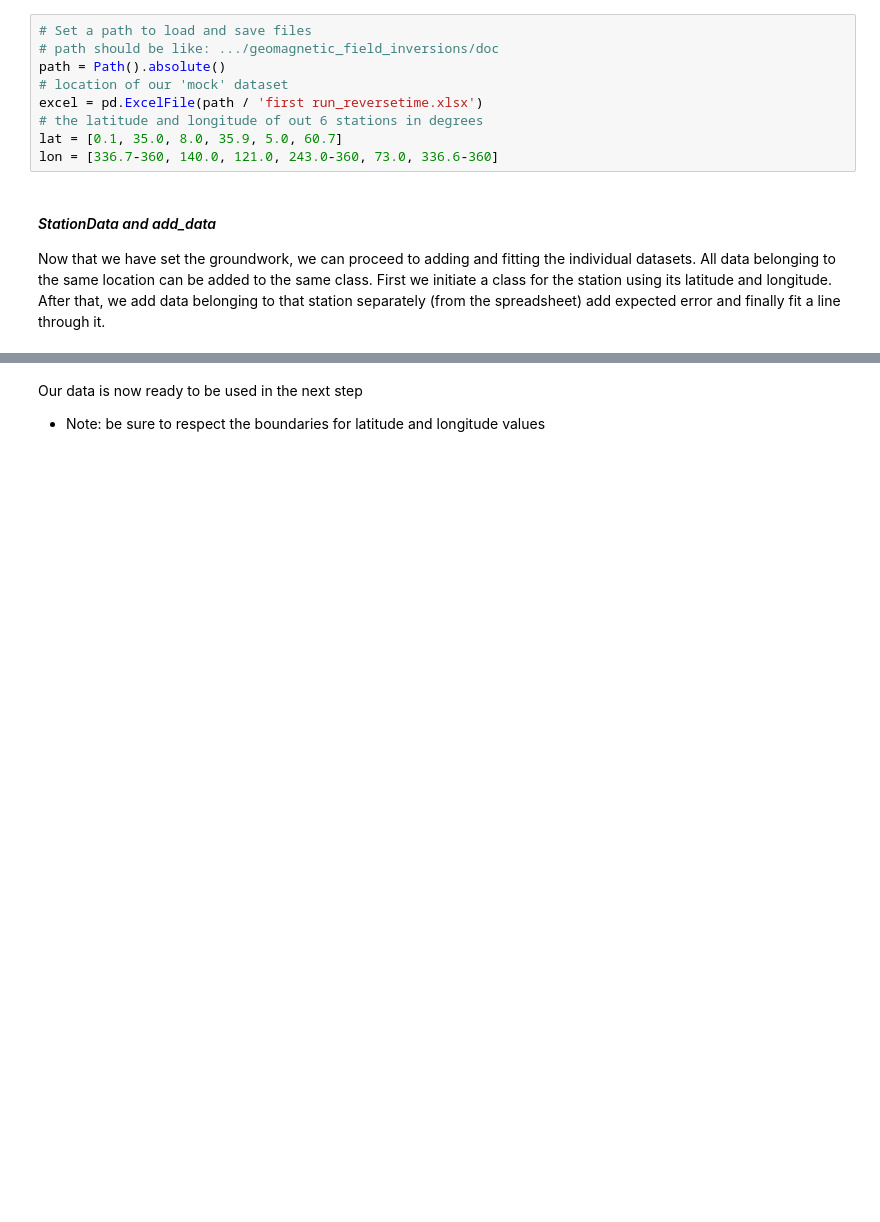
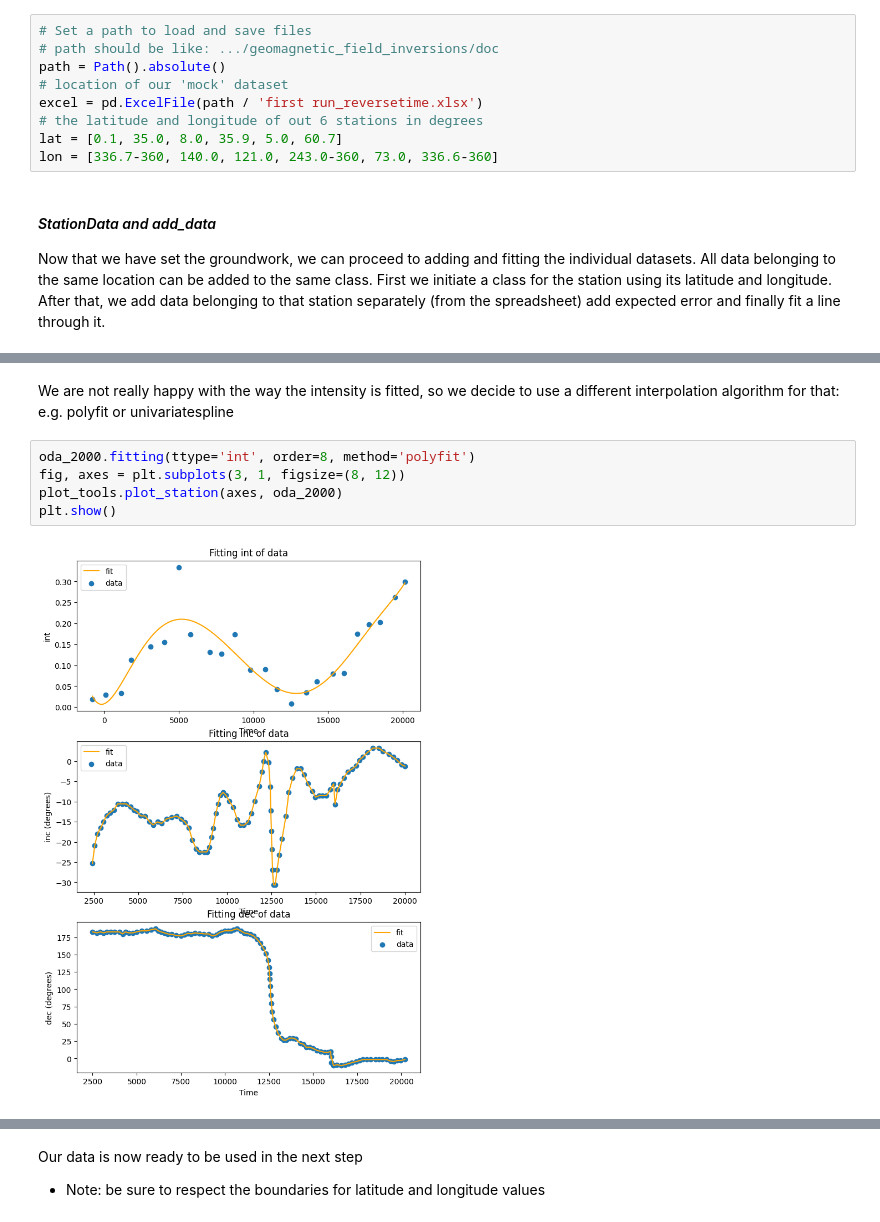
Before and after one commit to outfrenk/pymaginverse, a Jupyter notebook: doc/Tutorial Geomagnetic Field Inversions.ipynb, the cells around one changed output, grey strips where cells are left out. Saved outputs shown, nothing was run; the diff lists cells and outputs as text; blank space fills up the shorter version.

```diff
--- a/doc/Tutorial Geomagnetic Field Inversions.ipynb
+++ b/doc/Tutorial Geomagnetic Field Inversions.ipynb
@@ -61,2 +64,11 @@ plt.show()
+# %% [markdown]
+We are not really happy with the way the intensity is fitted, so we decide to use a different interpolation algorithm for that: e.g. polyfit or univariatespline
+# %%
+oda_2000.fitting(ttype='int', order=8, method='polyfit')
+fig, axes = plt.subplots(3, 1, figsize=(8, 12))
+plot_tools.plot_station(axes, oda_2000)
+plt.show()
+# %% [output]
+[figure, added]
 # %%
 # Now we fit the rest, but do not show the output
```
Also changed, not shown: parts of 26 cells of this notebook, 1 other file.
